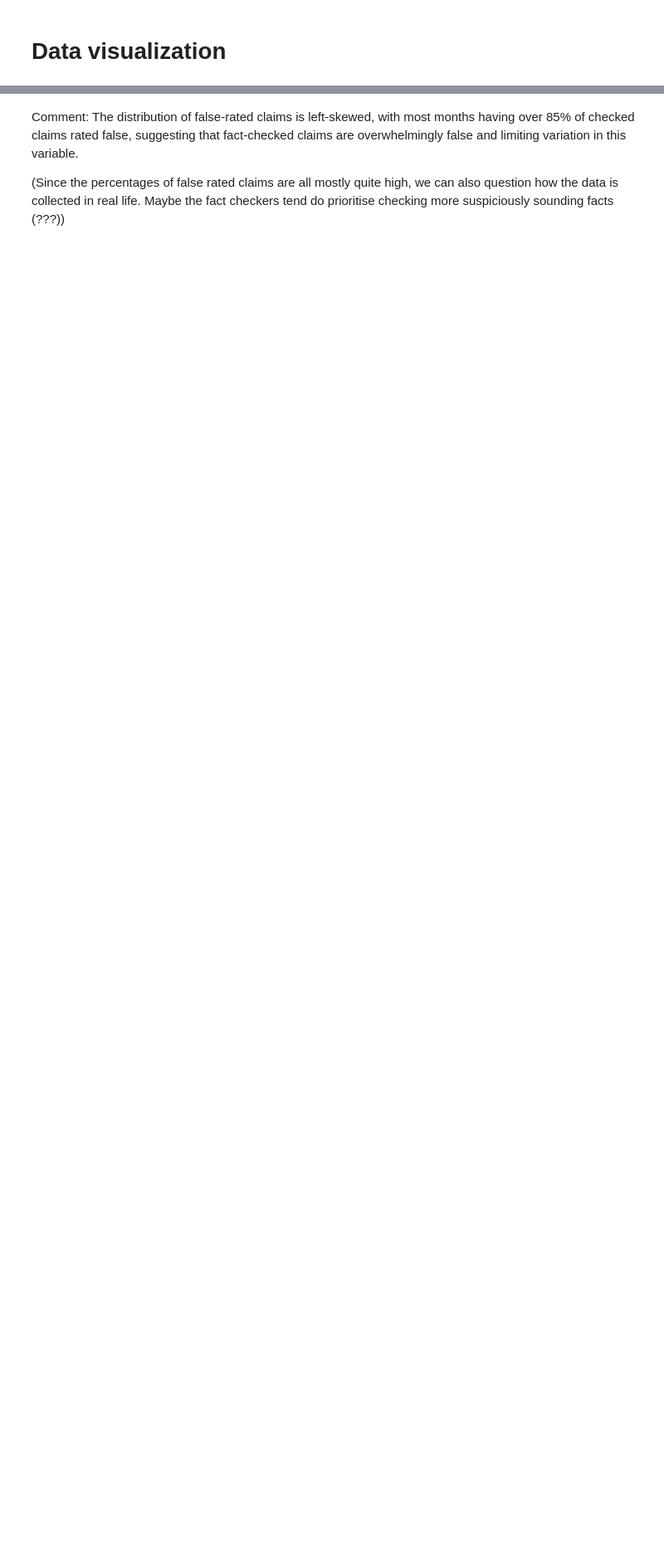
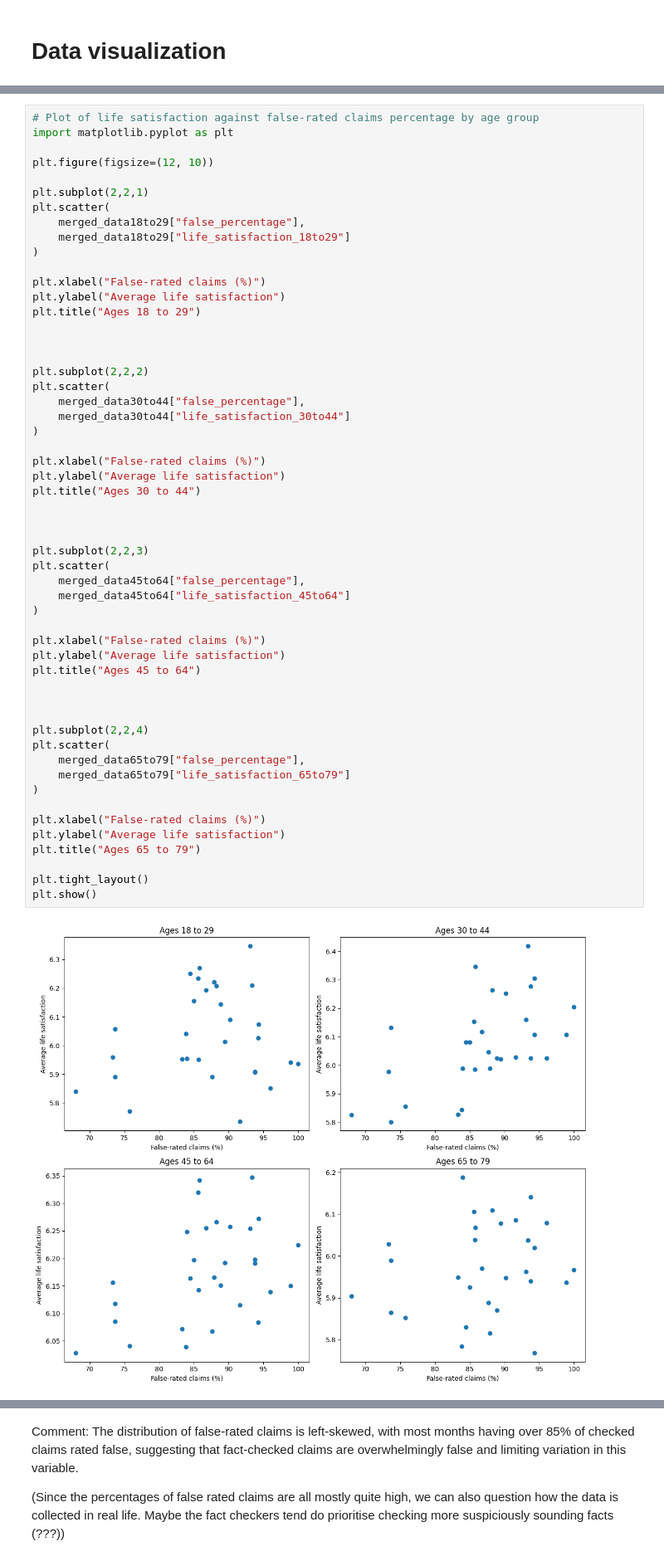
Before and after one commit to kallylxy2026/Team-25, a Jupyter notebook: Project_Lab.ipynb, the cells around one changed output, grey strips where cells are left out. Shown at 83% size. Cells and saved outputs as stored; diff of their text form; blank space fills up the shorter version.

Commit message:
filtered data by age processed + plots of life satisfaction against false rated claims by age group done

```diff
--- a/Project_Lab.ipynb
+++ b/Project_Lab.ipynb
@@ -494,4 +771,60 @@ plt.title("Misinformation and Life Satisfaction")
 plt.show()
 # %% [output]
 [figure]
+# %%
+# Plot of life satisfaction against false-rated claims percentage by age group
+import matplotlib.pyplot as plt
+
+plt.figure(figsize=(12, 10))
+
+plt.subplot(2,2,1)
+plt.scatter(
+    merged_data18to29["false_percentage"],
+    merged_data18to29["life_satisfaction_18to29"]
+)
+
+plt.xlabel("False-rated claims (%)")
+plt.ylabel("Average life satisfaction")
+plt.title("Ages 18 to 29")
+
+
+
+plt.subplot(2,2,2)
+plt.scatter(
+    merged_data30to44["false_percentage"],
+    merged_data30to44["life_satisfaction_30to44"]
+)
+
+plt.xlabel("False-rated claims (%)")
+plt.ylabel("Average life satisfaction")
+plt.title("Ages 30 to 44")
+
+
+
+plt.subplot(2,2,3)
+plt.scatter(
+    merged_data45to64["false_percentage"],
+    merged_data45to64["life_satisfaction_45to64"]
+)
+
+plt.xlabel("False-rated claims (%)")
+plt.ylabel("Average life satisfaction")
+plt.title("Ages 45 to 64")
+
+
+
+plt.subplot(2,2,4)
+plt.scatter(
+    merged_data65to79["false_percentage"],
+    merged_data65to79["life_satisfaction_65to79"]
+)
+
+plt.xlabel("False-rated claims (%)")
+plt.ylabel("Average life satisfaction")
+plt.title("Ages 65 to 79")
+
+plt.tight_layout()
+plt.show()
+# %% [output]
+[figure, added]
 # %%
```
Also changed, not shown: parts of 11 cells of this notebook.
